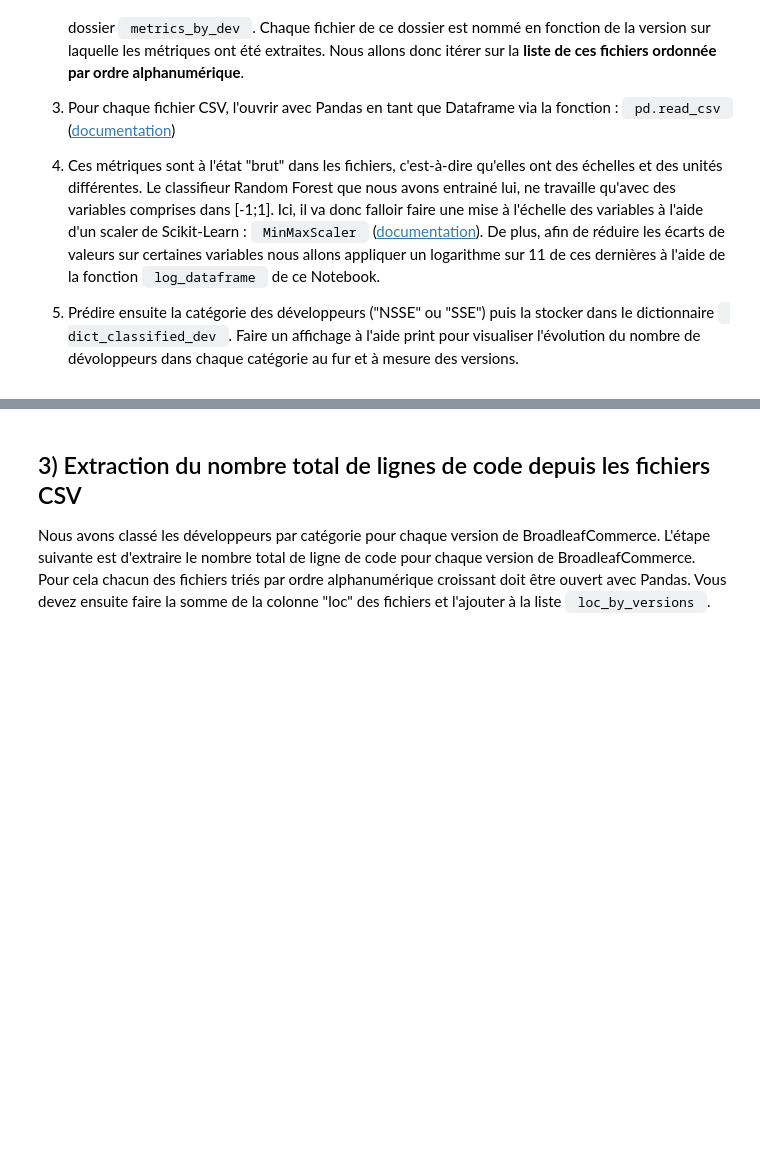
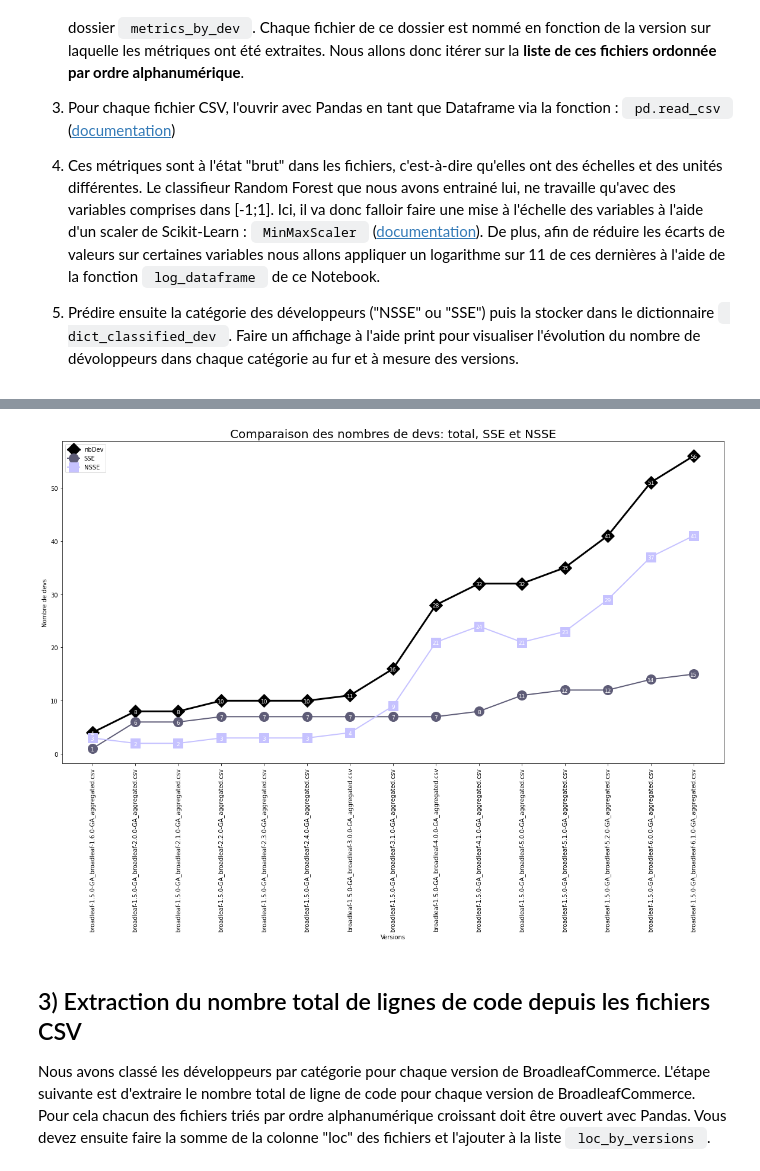
Before and after one commit to Anooxi/TP-Master-MTP-GL-IA4GL, a Jupyter notebook: developers_classification.ipynb, the cells around one changed output, grey strips where cells are left out. Saved outputs shown, nothing was run; the diff lists cells and outputs as text; code cells hidden in the pictures; blank space fills up the shorter version.

```diff
--- a/developers_classification.ipynb
+++ b/developers_classification.ipynb
@@ -149,15 +174,9 @@ Pour cela nous allons charger le classifieur à l'aide de <code> joblib.load </c
 # %%
-dict_classified_dev = {'SSE' : [], 'NSSE' : []}
-list_versions = []
-fileList = []
-
-os.chdir(".." + os.sep)
-joblib.load("classifier_rf.pkl")
 os.chdir("." + os.sep + "metrics_by_dev")
 fileList = os.listdir()
 
-for file in fileList:
-    pd.read_csv(file)
-
+list_version = [file for file in fileList]
+list_version.sort()
+print (list_version)
 print("Done")
 # %% [output]
@@ -165,3 +227,45 @@ Done
+# %%
+y1 = nbTotalDevs
+y2 = dict_classified_dev["SSE"]
+y3 = dict_classified_dev["NSSE"]
+# %%
+x = list_version
+
+fig = plt.figure(figsize=(20,10))
+ax = fig.add_subplot(111)
+plt.plot(x, y1, label="nbDev",
+        marker='D', markersize=16,
+        linewidth=3, color='#000000')
+
+plt.plot(x, y2, label="SSE",
+        marker='o', markersize=16,
+        linewidth=2, color='#5e5c77')
+
+plt.plot(x, y3, label="NSSE",
+        marker='s', markersize=16,
+        linewidth=2, color='#c6c2ff')
+
+
+plt.title(label="Comparaison des nombres de devs: total, SSE et NSSE", fontsize=20)
+plt.xlabel("Versions")
+plt.ylabel("Nombre de devs")
+
+plt.xticks(rotation=90)
+
+# --- Labels on marker
+for a,b in zip(x, y1):
+    plt.text(a, b-0.4, str(b), ha="center", color="white", fontsize=9)
+
+for a,b in zip(x, y2):
+    plt.text(a, b-0.4, str(b), ha="center", color="white", fontsize=9)
+
+for a,b in zip(x, y3):
+    plt.text(a, b-0.4, str(b), ha="center", color="white", fontsize=9)
+
+plt.legend()
+plt.show()
+# %% [output]
+[figure, added]
 # %% [markdown]
 ## 3) Extraction du nombre total de lignes de code depuis les fichiers CSV
 
```
Also changed, not shown: parts of 18 cells of this notebook, 1 other file.
